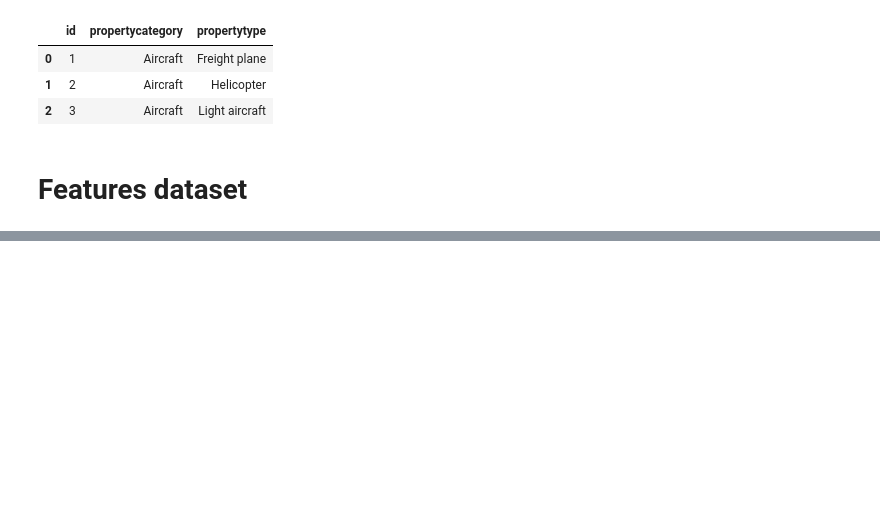
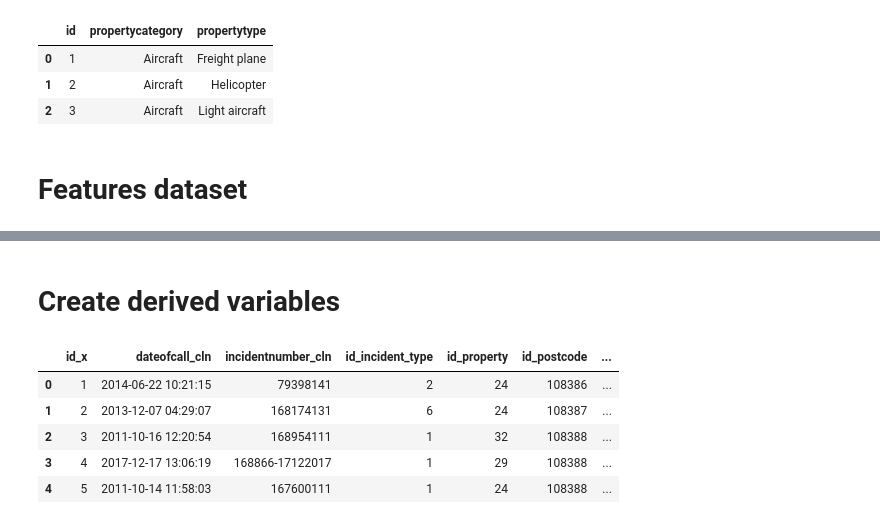
Before and after one commit to GuerrillaAnalytics/proj001_lfb, a Jupyter notebook: wp/wp_005_false_alarm_analysis/01/wp_005_false_alarm_analysis.ipynb, the cells around one changed output, grey strips where cells are left out. Cells and saved outputs as stored; diff of their text form; code cells hidden in the pictures; blank space fills up the shorter version.

Commit message:
Creating derived variables and class label

```diff
--- a/wp/wp_005_false_alarm_analysis/01/wp_005_false_alarm_analysis.ipynb
+++ b/wp/wp_005_false_alarm_analysis/01/wp_005_false_alarm_analysis.ipynb
@@ -118,0 +133,15 @@ dtype: object
+# %% [markdown]
+# Create derived variables
+# %%
+df_features['incident_month']=df_features['dateofcall_cln'].dt.month
+df_features['incident_year']=df_features['dateofcall_cln'].dt.year
+df_features['incident_hour']=df_features['dateofcall_cln'].dt.hour
+df_features['incident_day']=df_features['dateofcall_cln'].dt.dayofweek
+df_features.head()
+# %% [output]
+|  | id_x | dateofcall_cln | incidentnumber_cln | id_incident_type | id_property | id_postcode | ... |
+| 0 | 1 | 2014-06-22 10:21:15 | 79398141 | 2 | 24 | 108386 | ... |
+| 1 | 2 | 2013-12-07 04:29:07 | 168174131 | 6 | 24 | 108387 | ... |
+| 2 | 3 | 2011-10-16 12:20:54 | 168954111 | 1 | 32 | 108388 | ... |
+| 3 | 4 | 2017-12-17 13:06:19 | 168866-17122017 | 1 | 29 | 108388 | ... |
+| 4 | 5 | 2011-10-14 11:58:03 | 167600111 | 1 | 24 | 108388 | ... |
```
Also changed, not shown: parts of 12 cells of this notebook.
